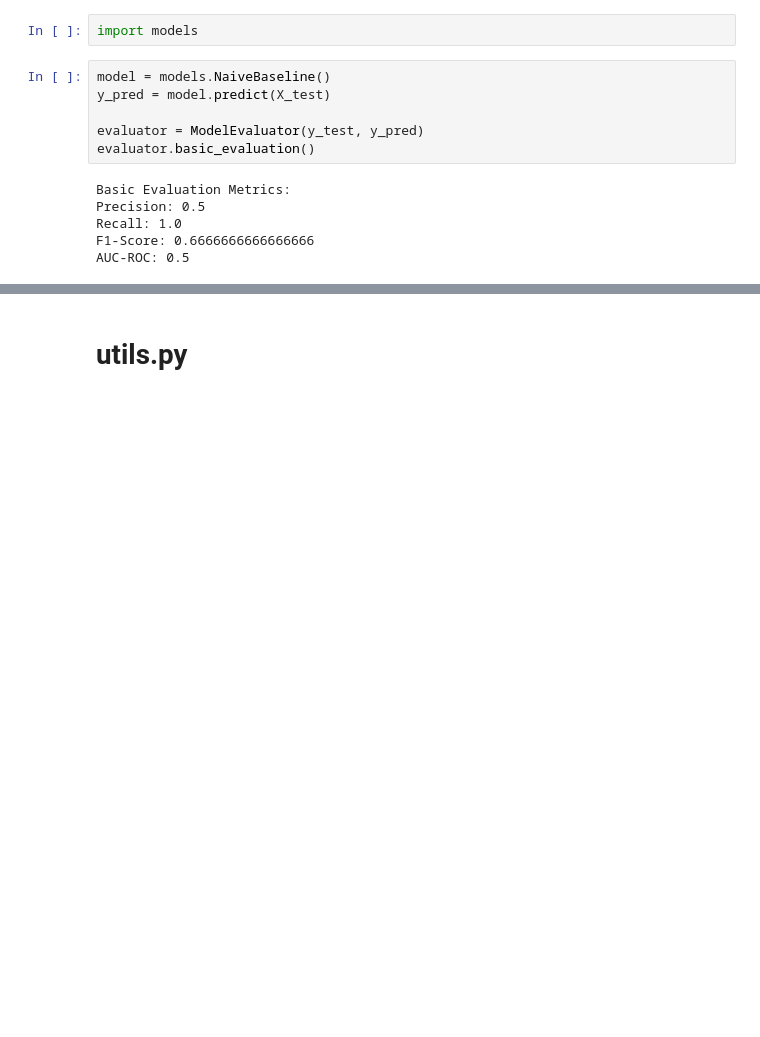
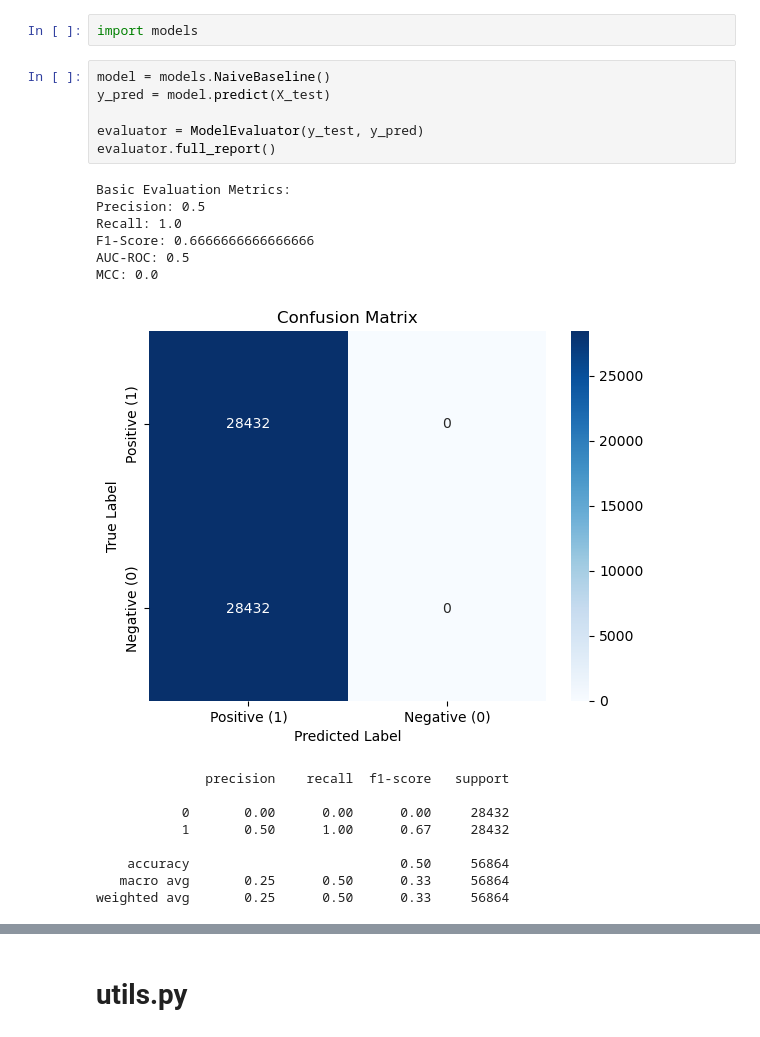
Before and after one commit to Hasosh/Credit-Card-Fraud-Detection, a Jupyter notebook: src/main/FunctionalityTesting.ipynb, the cells around one changed output, grey strips where cells are left out. Cells and saved outputs as stored; diff of their text form; blank space fills up the shorter version.

```diff
--- a/src/main/FunctionalityTesting.ipynb
+++ b/src/main/FunctionalityTesting.ipynb
@@ -83,15 +85,25 @@ import models
 # %%
 model = models.NaiveBaseline()
 y_pred = model.predict(X_test)
 
 evaluator = ModelEvaluator(y_test, y_pred)
-evaluator.basic_evaluation()
+evaluator.full_report()
 # %% [output]
 Basic Evaluation Metrics:
 Precision: 0.5
 Recall: 1.0
 F1-Score: 0.6666666666666666
 AUC-ROC: 0.5
+MCC: 0.0
+[figure, added]
+              precision    recall  f1-score   support
+
+           0       0.00      0.00      0.00     28432
+           1       0.50      1.00      0.67     28432
+
+    accuracy                           0.50     56864
+   macro avg       0.25      0.50      0.33     56864
+weighted avg       0.25      0.50      0.33     56864
 # %%
 model = models.KMeansAnomalyDetector(n_clusters=2, n_init=10, random_state=0)
 model.fit(X_test)
```
Also changed, not shown: parts of 8 cells of this notebook, 3 other files.
